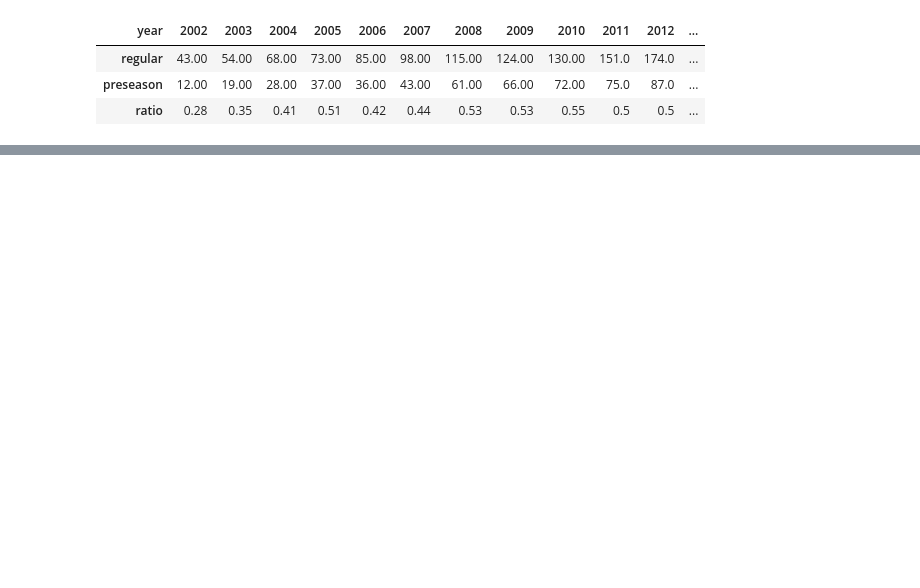
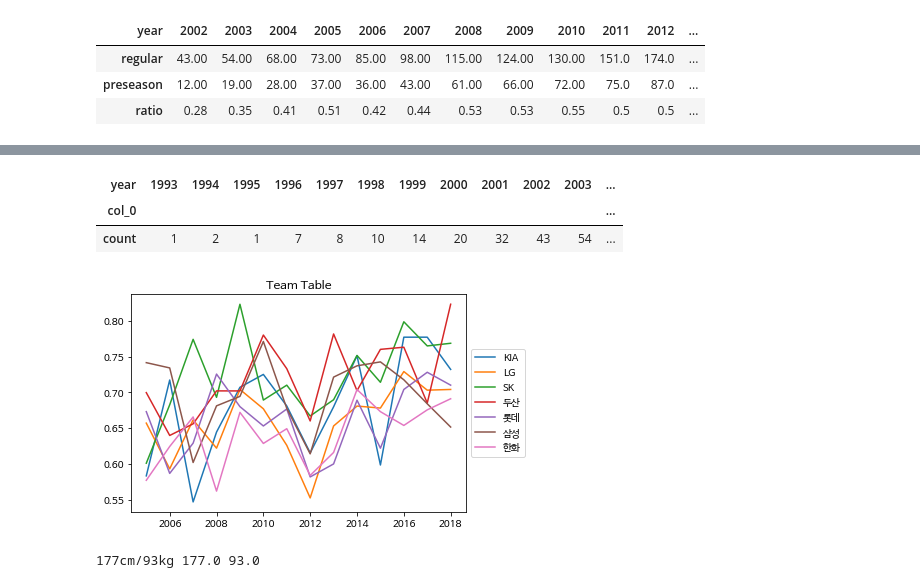
Before and after one commit to good5229/dacon_practice, a Jupyter notebook: Kbo_OPS.ipynb, the cells around one changed output, grey strips where cells are left out. Cells and saved outputs as stored; diff of their text form; code cells hidden in the pictures; blank space fills up the shorter version.

```diff
--- a/Kbo_OPS.ipynb
+++ b/Kbo_OPS.ipynb
@@ -86,0 +143,32 @@ pd.concat([regular_count, preseason_count, np.round(preseason_count/regular_coun
+# %%
+pd.crosstab(regular_season_df['year'],'count').T
+# %% [output]
+| year | 1993 | 1994 | 1995 | 1996 | 1997 | 1998 | 1999 | 2000 | 2001 | 2002 | 2003 | ... |
+| col_0 |  |  |  |  |  |  |  |  |  |  |  | ... |
+| count | 1 | 2 | 1 | 7 | 8 | 10 | 14 | 20 | 32 | 43 | 54 | ... |
+# %%
+med_OPS_team = regular_season_df.pivot_table(index=['team'], columns='year',
+                                             values='OPS', aggfunc='median')
+# 2005년 이후에 결측치가 존재하지 않는 팀만 확인
+team_idx = med_OPS_team.loc[:,2005:].isna().sum(axis=1) <= 0
+
+plt.plot(med_OPS_team.loc[team_idx,2005:].T)
+plt.legend(med_OPS_team.loc[team_idx,2005:].T.columns,
+           loc='center left', bbox_to_anchor=(1, 0.5)) # 그래프 범례를 그래프 밖에 위치
+plt.title('Team Table')
+plt.show()
+# %% [output]
+[figure, added]
+# %%
+import re
+
+regular_season_df['weight'] = regular_season_df['height/weight'].apply(
+    lambda x: int(re.findall('\d+',x.split('/')[1])[0]) if pd.notnull(x) else x)
+
+regular_season_df['height'] = regular_season_df['height/weight'].apply(
+    lambda x: int(re.findall('\d+',x.split('/')[0])[0]) if pd.notnull(x) else x)
+
+print(regular_season_df['height/weight'][0], regular_season_df['height'][0],
+      regular_season_df['weight'][0])
+# %% [output]
+177cm/93kg 177.0 93.0
```
Also changed, not shown: parts of 25 cells of this notebook.
